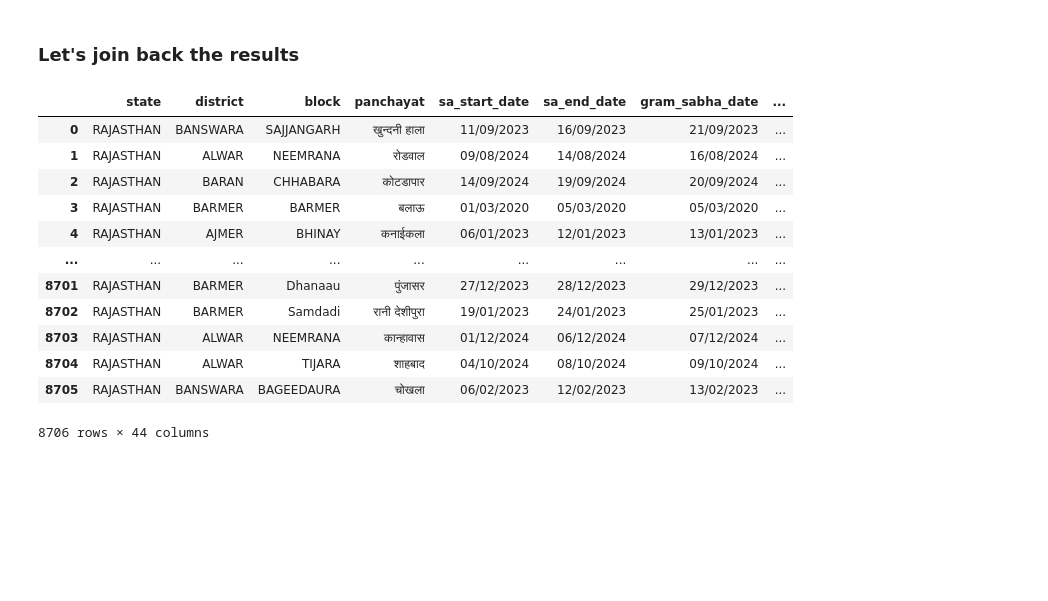
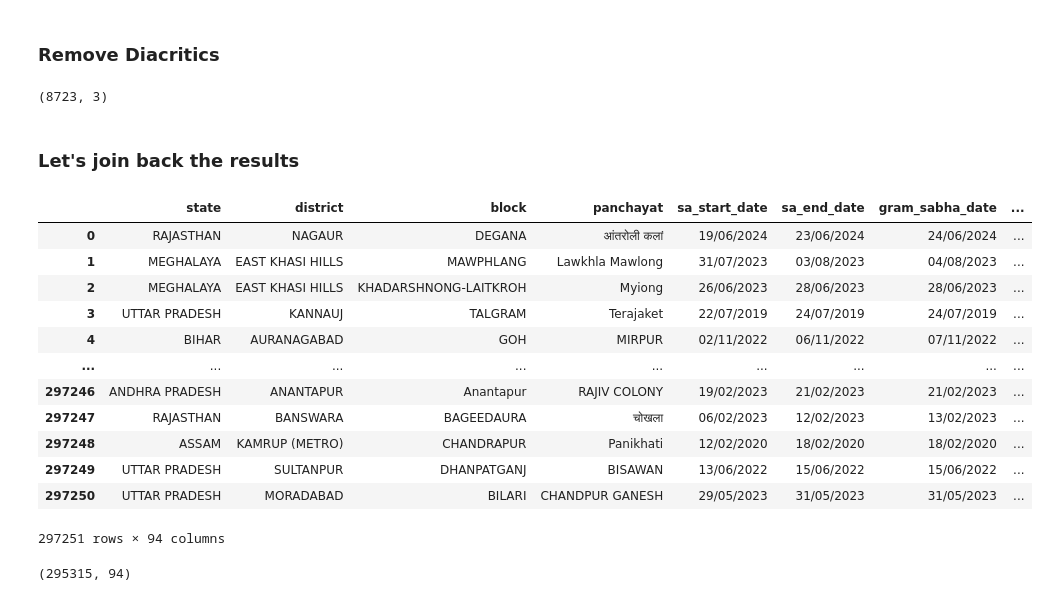
Before and after one commit to in-rolls/mnrega_social, a Jupyter notebook: scripts/transliterate.ipynb, the cells around one changed output. Cells and saved outputs as stored; diff of their text form; code cells hidden in the pictures; blank space fills up the shorter version.

```diff
--- a/scripts/transliterate.ipynb
+++ b/scripts/transliterate.ipynb
@@ -170,0 +173,8 @@ df = pd.read_csv("../final_audit_results.csv")
+# %%
+df = pd.read_csv("../data/final_audit_results.csv", low_memory = False)
+
+done = pd.read_csv("../data/transliterate.csv")
+
+word_list = filter_non_english_words(df['panchayat'].str.strip().unique())
+word_list = list(set(word_list) - set(done['original_word'])) # set diff to done
+print(len(word_list))
@@ -224,21 +233,46 @@ res_df.to_csv("../data/transliterate.csv", index = False)
+# %% [markdown]
+### Remove Diacritics
+# %%
+translit = pd.read_csv("../data/transliterate.csv")
+# %%
+def remove_diacritics(text):
+    """
+    Normalize the input text using NFKD normalization and remove any combining diacritical marks.
+    """
+    # Normalize the text to decompose combined letters into base letters and diacritics
+    normalized_text = unicodedata.normalize('NFKD', text)
+    # Rebuild the string by including only characters that are not diacritical marks
+    plain_text = ''.join(c for c in normalized_text if not unicodedata.combining(c))
+    return plain_text
+# %%
+translit["plain_transliteration"] = translit["transliteration"].apply(remove_diacritics)
+# %%
+translit.shape
+# %% [output]
+(8723, 3)
 # %% [markdown]
 ### Let's join back the results
 # %%
-soc_audit_translit = df.merge(res_df, left_on='panchayat', right_on='original_word')
+soc_audit_translit = df.merge(translit, left_on='panchayat', right_on='original_word', how = "left")
 soc_audit_translit
 # %% [output]
 |  | state | district | block | panchayat | sa_start_date | sa_end_date | gram_sabha_date | ... |
-| 0 | RAJASTHAN | BANSWARA | SAJJANGARH | खुन्दनी हाला | 11/09/2023 | 16/09/2023 | 21/09/2023 | ... |
-| 1 | RAJASTHAN | ALWAR | NEEMRANA | रोडवाल | 09/08/2024 | 14/08/2024 | 16/08/2024 | ... |
-| 2 | RAJASTHAN | BARAN | CHHABARA | कोटडापार | 14/09/2024 | 19/09/2024 | 20/09/2024 | ... |
-| 3 | RAJASTHAN | BARMER | BARMER | बलाऊ | 01/03/2020 | 05/03/2020 | 05/03/2020 | ... |
-| 4 | RAJASTHAN | AJMER | BHINAY | कनाईकला | 06/01/2023 | 12/01/2023 | 13/01/2023 | ... |
+| 0 | RAJASTHAN | NAGAUR | DEGANA | आंतरोली कलां | 19/06/2024 | 23/06/2024 | 24/06/2024 | ... |
+| 1 | MEGHALAYA | EAST KHASI HILLS | MAWPHLANG | Lawkhla Mawlong | 31/07/2023 | 03/08/2023 | 04/08/2023 | ... |
+| 2 | MEGHALAYA | EAST KHASI HILLS | KHADARSHNONG-LAITKROH | Myiong | 26/06/2023 | 28/06/2023 | 28/06/2023 | ... |
+| 3 | UTTAR PRADESH | KANNAUJ | TALGRAM | Terajaket | 22/07/2019 | 24/07/2019 | 24/07/2019 | ... |
+| 4 | BIHAR | AURANAGABAD | GOH | MIRPUR | 02/11/2022 | 06/11/2022 | 07/11/2022 | ... |
 | ... | ... | ... | ... | ... | ... | ... | ... | ... |
-| 8701 | RAJASTHAN | BARMER | Dhanaau | पुंजासर | 27/12/2023 | 28/12/2023 | 29/12/2023 | ... |
-| 8702 | RAJASTHAN | BARMER | Samdadi | रानी देशीपुरा | 19/01/2023 | 24/01/2023 | 25/01/2023 | ... |
-| 8703 | RAJASTHAN | ALWAR | NEEMRANA | कान्हावास | 01/12/2024 | 06/12/2024 | 07/12/2024 | ... |
-| 8704 | RAJASTHAN | ALWAR | TIJARA | शाहबाद | 04/10/2024 | 08/10/2024 | 09/10/2024 | ... |
-| 8705 | RAJASTHAN | BANSWARA | BAGEEDAURA | चोखला | 06/02/2023 | 12/02/2023 | 13/02/2023 | ... |
+| 297246 | ANDHRA PRADESH | ANANTAPUR | Anantapur | RAJIV COLONY | 19/02/2023 | 21/02/2023 | 21/02/2023 | ... |
+| 297247 | RAJASTHAN | BANSWARA | BAGEEDAURA | चोखला | 06/02/2023 | 12/02/2023 | 13/02/2023 | ... |
+| 297248 | ASSAM | KAMRUP (METRO) | CHANDRAPUR | Panikhati | 12/02/2020 | 18/02/2020 | 18/02/2020 | ... |
+| 297249 | UTTAR PRADESH | SULTANPUR | DHANPATGANJ | BISAWAN | 13/06/2022 | 15/06/2022 | 15/06/2022 | ... |
+| 297250 | UTTAR PRADESH | MORADABAD | BILARI | CHANDPUR GANESH | 29/05/2023 | 31/05/2023 | 31/05/2023 | ... |
-8706 rows × 44 columns
+297251 rows × 94 columns
+# %%
+soc_audit_translit.dropna(subset=['state'], inplace = True)
+soc_audit_translit.shape
+# %% [output]
+(295315, 94)
 # %%
 soc_audit_translit.to_csv("../data/final_audit_results_translit.csv", index = False)
```
Also changed, not shown: parts of 9 cells of this notebook.
